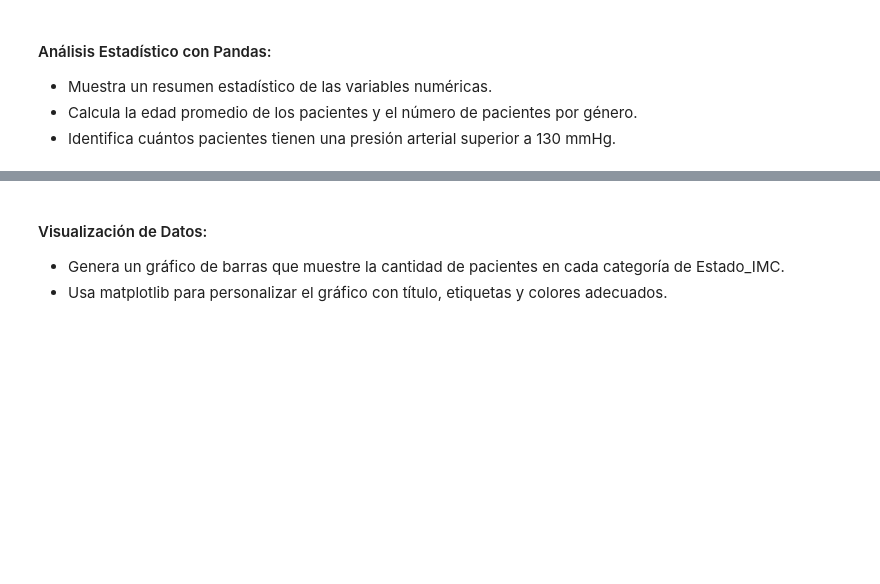
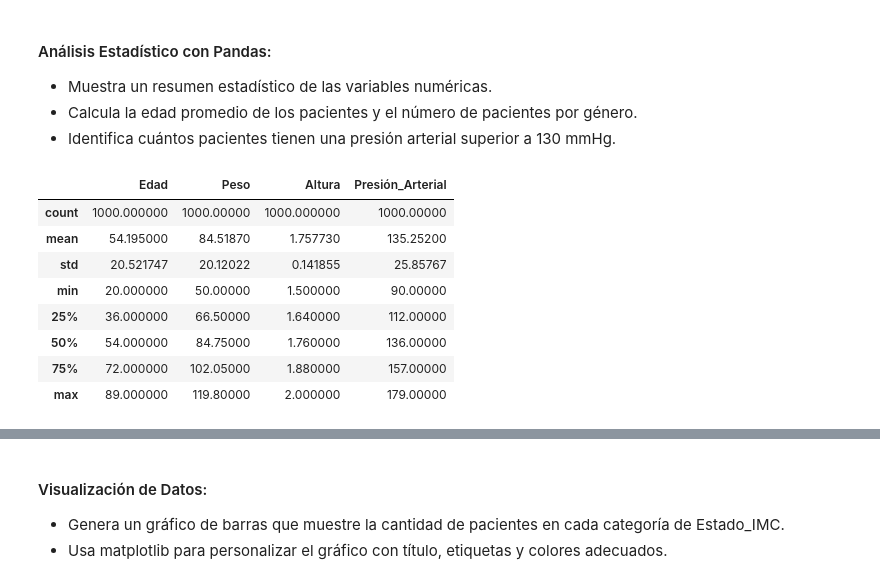
Before and after one commit to tucubanit0/Big-Data, a Jupyter notebook: Actividades Evaluables/NombreApellidos_E1_M1_UA2.ipynb, the cells around one changed output, grey strips where cells are left out. Drawn from its saved outputs; the diff is of its cells as text; code cells hidden in the pictures; blank space fills up the shorter version.

```diff
--- a/Actividades Evaluables/NombreApellidos_E1_M1_UA2.ipynb
+++ b/Actividades Evaluables/NombreApellidos_E1_M1_UA2.ipynb
@@ -25,3 +66,16 @@ Este ejercicio tiene como objetivo evaluar la habilidad del estudiante para trab
 - Muestra un resumen estadístico de las variables numéricas.
 - Calcula la edad promedio de los pacientes y el número de pacientes por género.
 - Identifica cuántos pacientes tienen una presión arterial superior a 130 mmHg.
+# %%
+# Muestra un resumen estadístico de las variables numéricas.
+df.describe()
+# %% [output]
+|  | Edad | Peso | Altura | Presión_Arterial |
+| count | 1000.000000 | 1000.00000 | 1000.000000 | 1000.00000 |
+| mean | 54.195000 | 84.51870 | 1.757730 | 135.25200 |
+| std | 20.521747 | 20.12022 | 0.141855 | 25.85767 |
+| min | 20.000000 | 50.00000 | 1.500000 | 90.00000 |
+| 25% | 36.000000 | 66.50000 | 1.640000 | 112.00000 |
+| 50% | 54.000000 | 84.75000 | 1.760000 | 136.00000 |
+| 75% | 72.000000 | 102.05000 | 1.880000 | 157.00000 |
+| max | 89.000000 | 119.80000 | 2.000000 | 179.00000 |
```
Also changed, not shown: parts of 8 cells of this notebook, 1 other file.
